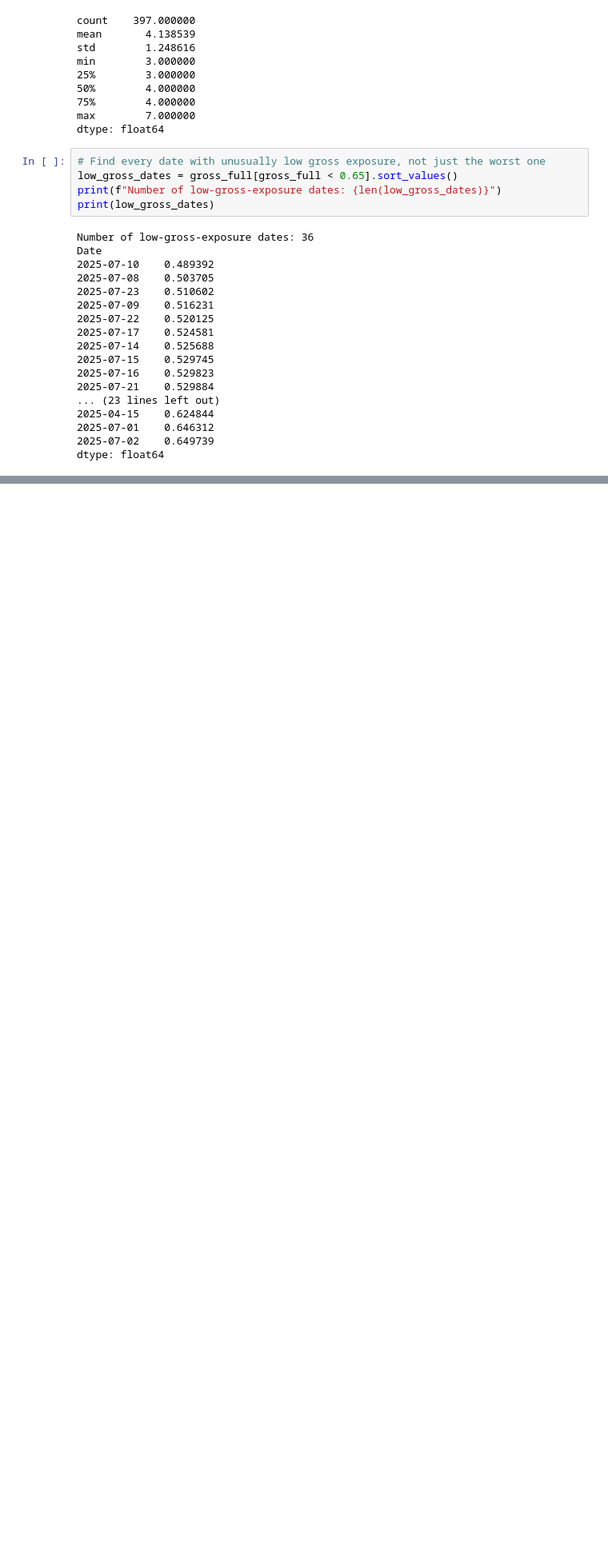
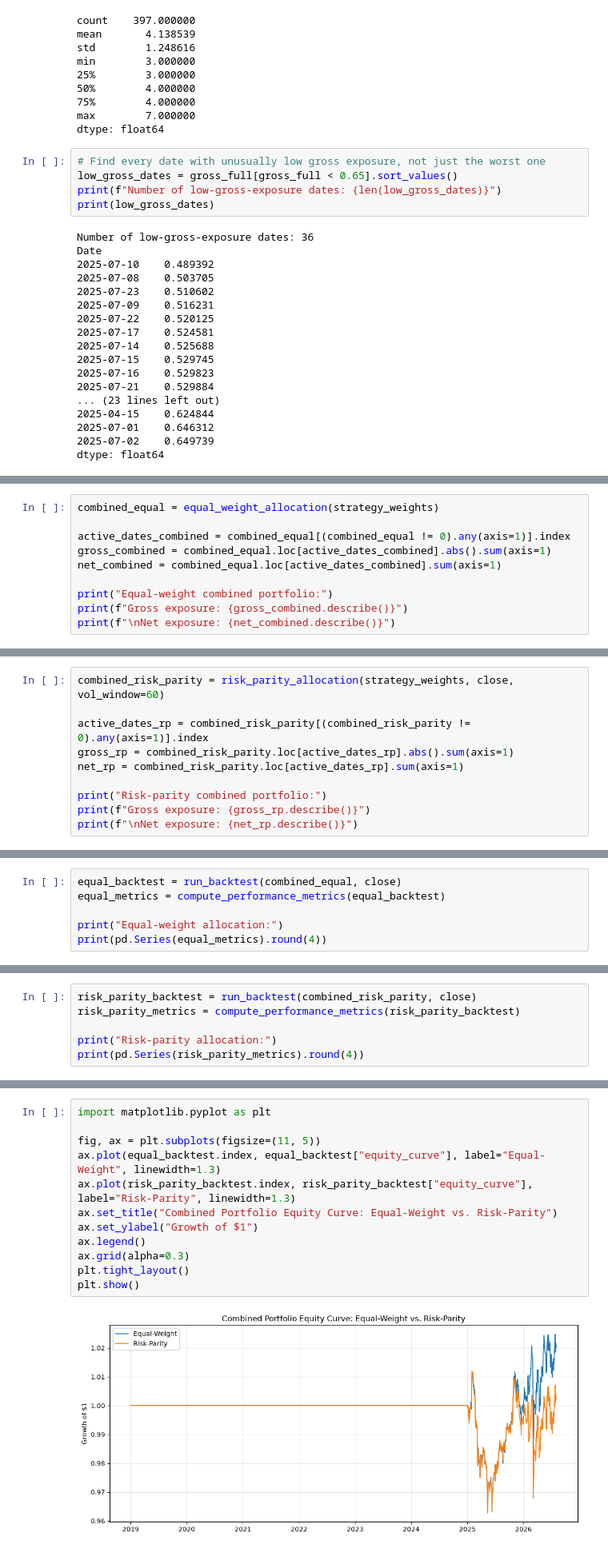
Before and after one commit to pgrajzl/systematic-portfolio-engine-equities-1, a Jupyter notebook: notebooks/alpha_signal_playground.ipynb, the cells around one changed output, grey strips where cells are left out. Shown at 80% size. Cells and saved outputs as stored; diff of their text form; blank space fills up the shorter version.

Commit message:
Added backtesting (naive and cost-aware) and dashboard view for monitoring, very initial view

```diff
--- a/notebooks/alpha_signal_playground.ipynb
+++ b/notebooks/alpha_signal_playground.ipynb
@@ -1267,0 +1420,10 @@ pd.DataFrame(diagnostic_rows).set_index("date")
+# %%
+combined_equal = equal_weight_allocation(strategy_weights)
+
+active_dates_combined = combined_equal[(combined_equal != 0).any(axis=1)].index
+gross_combined = combined_equal.loc[active_dates_combined].abs().sum(axis=1)
+net_combined = combined_equal.loc[active_dates_combined].sum(axis=1)
+
+print("Equal-weight combined portfolio:")
+print(f"Gross exposure: {gross_combined.describe()}")
+print(f"\nNet exposure: {net_combined.describe()}")
@@ -1267,0 +1451,10 @@ pd.DataFrame(diagnostic_rows).set_index("date")
+# %%
+combined_risk_parity = risk_parity_allocation(strategy_weights, close, vol_window=60)
+
+active_dates_rp = combined_risk_parity[(combined_risk_parity != 0).any(axis=1)].index
+gross_rp = combined_risk_parity.loc[active_dates_rp].abs().sum(axis=1)
+net_rp = combined_risk_parity.loc[active_dates_rp].sum(axis=1)
+
+print("Risk-parity combined portfolio:")
+print(f"Gross exposure: {gross_rp.describe()}")
+print(f"\nNet exposure: {net_rp.describe()}")
@@ -1267,0 +1537,6 @@ pd.DataFrame(diagnostic_rows).set_index("date")
+# %%
+equal_backtest = run_backtest(combined_equal, close)
+equal_metrics = compute_performance_metrics(equal_backtest)
+
+print("Equal-weight allocation:")
+print(pd.Series(equal_metrics).round(4))
@@ -1267,0 +1551,6 @@ pd.DataFrame(diagnostic_rows).set_index("date")
+# %%
+risk_parity_backtest = run_backtest(combined_risk_parity, close)
+risk_parity_metrics = compute_performance_metrics(risk_parity_backtest)
+
+print("Risk-parity allocation:")
+print(pd.Series(risk_parity_metrics).round(4))
@@ -1267,0 +1578,14 @@ pd.DataFrame(diagnostic_rows).set_index("date")
+# %%
+import matplotlib.pyplot as plt
+
+fig, ax = plt.subplots(figsize=(11, 5))
+ax.plot(equal_backtest.index, equal_backtest["equity_curve"], label="Equal-Weight", linewidth=1.3)
+ax.plot(risk_parity_backtest.index, risk_parity_backtest["equity_curve"], label="Risk-Parity", linewidth=1.3)
+ax.set_title("Combined Portfolio Equity Curve: Equal-Weight vs. Risk-Parity")
+ax.set_ylabel("Growth of $1")
+ax.legend()
+ax.grid(alpha=0.3)
+plt.tight_layout()
+plt.show()
+# %% [output]
+[figure, added]
```
Also changed, not shown: parts of 33 cells of this notebook, 4 other files.
